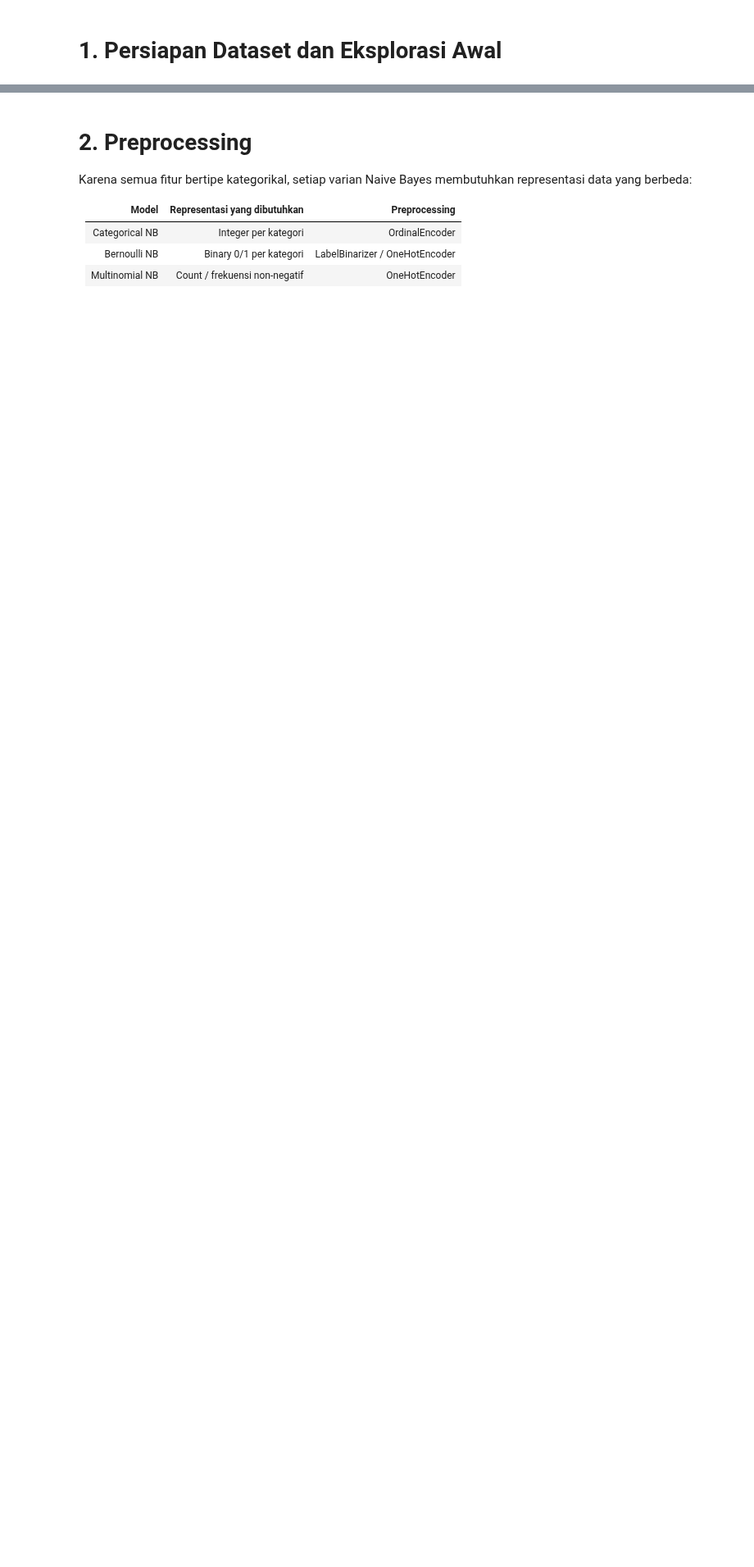
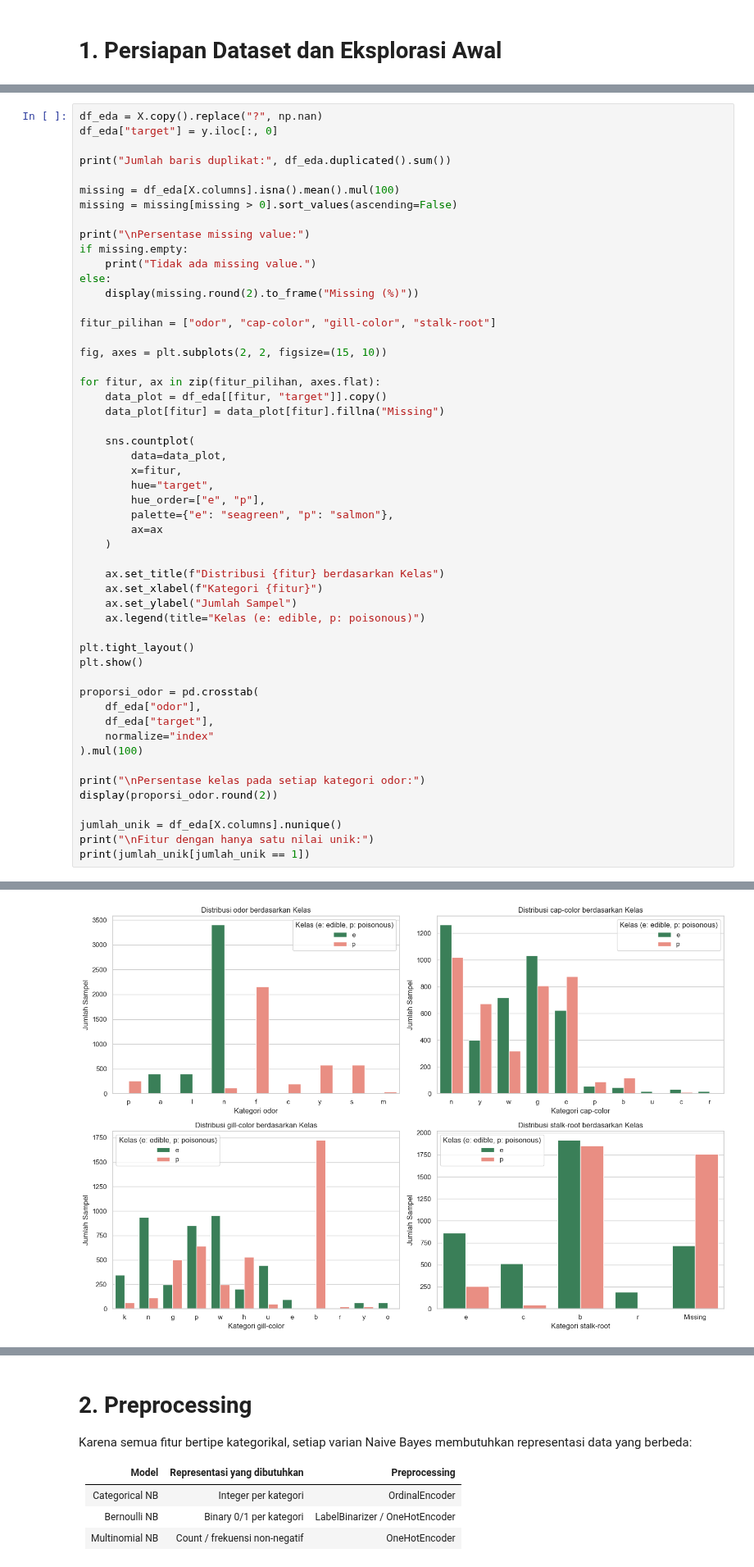
Before and after one commit to Cream3r/Modul-Praktikum-ML-RKA, a Jupyter notebook: 2.Naive_Bayes,Logistic_Regression/1_NB_Logreg_NRP.ipynb, the cells around one changed output, grey strips where cells are left out. Shown at 82% size. Saved outputs shown, nothing was run; the diff lists cells and outputs as text; blank space fills up the shorter version.

```diff
--- a/2.Naive_Bayes,Logistic_Regression/1_NB_Logreg_NRP.ipynb
+++ b/2.Naive_Bayes,Logistic_Regression/1_NB_Logreg_NRP.ipynb
@@ -48,0 +186,53 @@ Langkah-langkah yang harus dilakukan antara lain:
+# %%
+df_eda = X.copy().replace("?", np.nan)
+df_eda["target"] = y.iloc[:, 0]
+
+print("Jumlah baris duplikat:", df_eda.duplicated().sum())
+
+missing = df_eda[X.columns].isna().mean().mul(100)
+missing = missing[missing > 0].sort_values(ascending=False)
+
+print("\nPersentase missing value:")
+if missing.empty:
+    print("Tidak ada missing value.")
+else:
+    display(missing.round(2).to_frame("Missing (%)"))
+
+fitur_pilihan = ["odor", "cap-color", "gill-color", "stalk-root"]
+
+fig, axes = plt.subplots(2, 2, figsize=(15, 10))
+
+for fitur, ax in zip(fitur_pilihan, axes.flat):
+    data_plot = df_eda[[fitur, "target"]].copy()
+    data_plot[fitur] = data_plot[fitur].fillna("Missing")
+
+    sns.countplot(
+        data=data_plot,
+        x=fitur,
+        hue="target",
+        hue_order=["e", "p"],
+        palette={"e": "seagreen", "p": "salmon"},
+        ax=ax
+    )
+
+    ax.set_title(f"Distribusi {fitur} berdasarkan Kelas")
+    ax.set_xlabel(f"Kategori {fitur}")
+    ax.set_ylabel("Jumlah Sampel")
+    ax.legend(title="Kelas (e: edible, p: poisonous)")
+
+plt.tight_layout()
+plt.show()
+
+proporsi_odor = pd.crosstab(
+    df_eda["odor"],
+    df_eda["target"],
+    normalize="index"
+).mul(100)
+
+print("\nPersentase kelas pada setiap kategori odor:")
+display(proporsi_odor.round(2))
+
+jumlah_unik = df_eda[X.columns].nunique()
+print("\nFitur dengan hanya satu nilai unik:")
+print(jumlah_unik[jumlah_unik == 1])
+# %% [output]
@@ -48,0 +244 @@ Langkah-langkah yang harus dilakukan antara lain:
+[figure, added]
```
Also changed, not shown: parts of 45 cells of this notebook, 2 other files.
